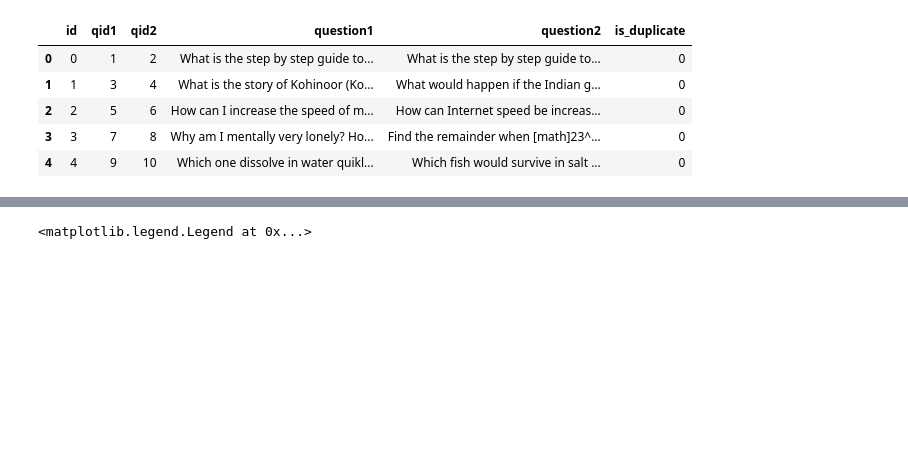
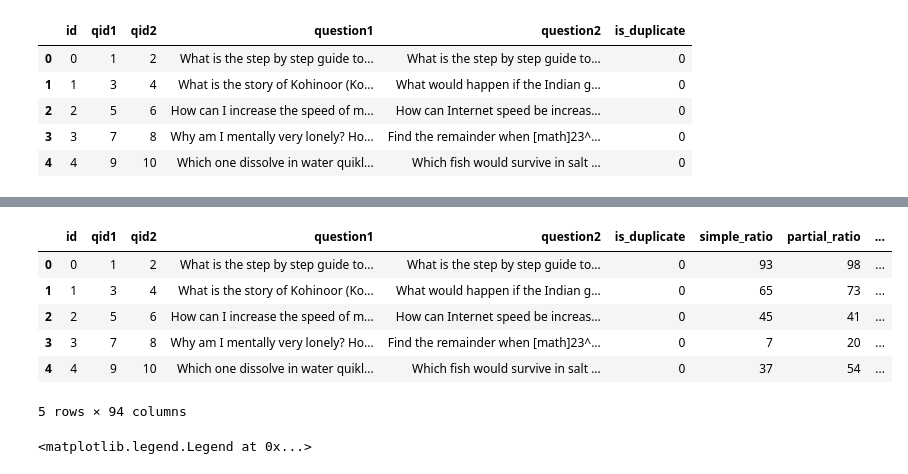
Before and after one commit to youomid/data_science_challenges, a Jupyter notebook: quora_question_pairs/models/v1_base.ipynb, the cells around one changed output, grey strips where cells are left out. Drawn from its saved outputs; the diff is of its cells as text; code cells hidden in the pictures; blank space fills up the shorter version.

```diff
--- a/quora_question_pairs/models/v1_base.ipynb
+++ b/quora_question_pairs/models/v1_base.ipynb
@@ -26,27 +35,40 @@ def is_correct(row, ratio_type, threshold):
     is_duplicate = True if row['is_duplicate'] == 1 else False
     return is_duplicate == (row[ratio_type] >= threshold)
 
-thresholds = []
-accuracies = []
+thres_accuracy_map = {}
 
 for threshold in range(0, 100, 5):
-    simple_ratio_correct = train_df.swifter.apply(lambda x: is_correct(x, 'simple_ratio',), axis=1)
-    partial_ratio_correct = train_df.swifter.apply(lambda x: is_correct(x, 'partial_ratio',), axis=1)
-    token_sort_ratio_correct = train_df.swifter.apply(lambda x: is_correct(x, 'token_sort_ratio',), axis=1)
-    token_set_ratio_correct = train_df.swifter.apply(lambda x: is_correct(x, 'token_set_ratio',), axis=1)
+    simple_ratio_col = f'simple_ratio_correct_{threshold}'
+    partial_ratio_col = f'partial_ratio_correct_{threshold}'
+    token_sort_ratio_col = f'token_sort_ratio_correct_{threshold}'
+    token_set_ratio_col = f'token_set_ratio_correct_{threshold}'
 
-    simple_ratio_accuracy = len(simple_ratio_correct.loc[simple_ratio_correct == True])/len(simple_ratio_correct)
-    partial_ratio_accuracy = len(partial_ratio_correct.loc[partial_ratio_correct == True])/len(partial_ratio_correct)
-    token_sort_ratio_accuracy = len(token_sort_ratio_correct.loc[token_sort_ratio_correct == True])/len(token_sort_ratio_correct)
-    token_set_ratio_accuracy = len(token_set_ratio_correct.loc[token_set_ratio_correct == True])/len(token_set_ratio_correct)
+    train_df[simple_ratio_col] = train_df.swifter.apply(lambda x: is_correct(x, 'simple_ratio', threshold), axis=1)
+    train_df[partial_ratio_col] = train_df.swifter.apply(lambda x: is_correct(x, 'partial_ratio', threshold), axis=1)
+    train_df[token_sort_ratio_col] = train_df.swifter.apply(lambda x: is_correct(x, 'token_sort_ratio', threshold), axis=1)
+    train_df[token_set_ratio_col] = train_df.swifter.apply(lambda x: is_correct(x, 'token_set_ratio', threshold), axis=1)
 
-    thresholds.append(threshold)
-    accuracies.append({
+    simple_ratio_accuracy = len(train_df[simple_ratio_col].loc[train_df[simple_ratio_col] == True])/len(train_df[simple_ratio_col])
+    partial_ratio_accuracy = len(train_df[partial_ratio_col].loc[train_df[partial_ratio_col] == True])/len(train_df[partial_ratio_col])
+    token_sort_ratio_accuracy = len(train_df[token_sort_ratio_col].loc[train_df[token_sort_ratio_col] == True])/len(train_df[token_sort_ratio_col])
+    token_set_ratio_accuracy = len(train_df[token_set_ratio_col].loc[train_df[token_set_ratio_col] == True])/len(train_df[token_set_ratio_col])
+
+    thres_accuracy_map[threshold] = {
         'simple_ratio_accuracy': simple_ratio_accuracy,
         'partial_ratio_accuracy': partial_ratio_accuracy,
         'token_sort_ratio_accuracy': token_sort_ratio_accuracy,
         'token_set_ratio_accuracy': token_set_ratio_accuracy,
-    })
+    }
+# %%
+train_df.head()
+# %% [output]
+|  | id | qid1 | qid2 | question1 | question2 | is_duplicate | simple_ratio | partial_ratio | ... |
+| 0 | 0 | 1 | 2 | What is the step by step guide to... | What is the step by step guide to... | 0 | 93 | 98 | ... |
+| 1 | 1 | 3 | 4 | What is the story of Kohinoor (Ko... | What would happen if the Indian g... | 0 | 65 | 73 | ... |
+| 2 | 2 | 5 | 6 | How can I increase the speed of m... | How can Internet speed be increas... | 0 | 45 | 41 | ... |
+| 3 | 3 | 7 | 8 | Why am I mentally very lonely? Ho... | Find the remainder when [math]23^... | 0 | 7 | 20 | ... |
+| 4 | 4 | 9 | 10 | Which one dissolve in water quikl... | Which fish would survive in salt ... | 0 | 37 | 54 | ... |
+5 rows × 94 columns
 # %%
 plt.figure(num=4, figsize=(20,15))
 
```
Also changed, not shown: parts of 6 cells of this notebook, 1 other file.
